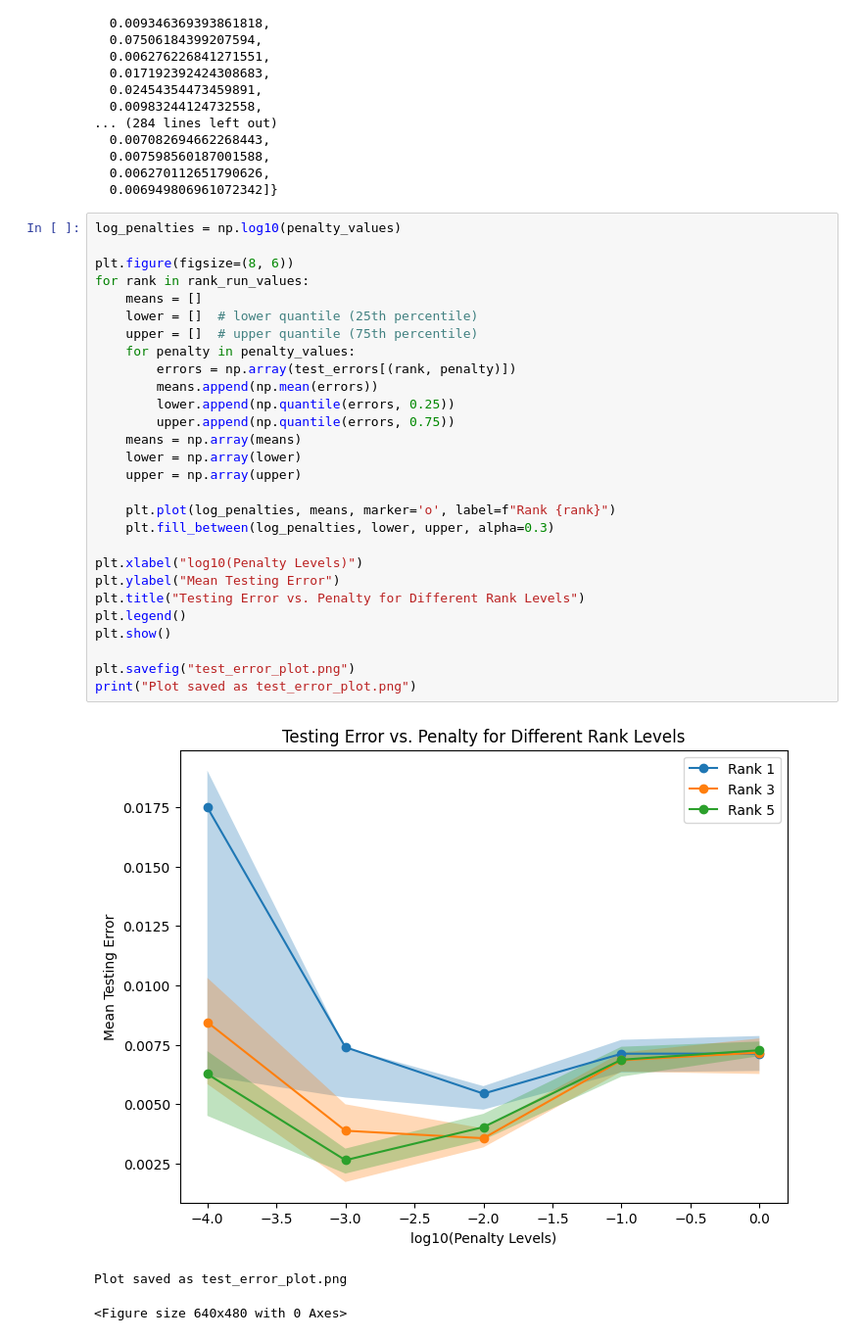
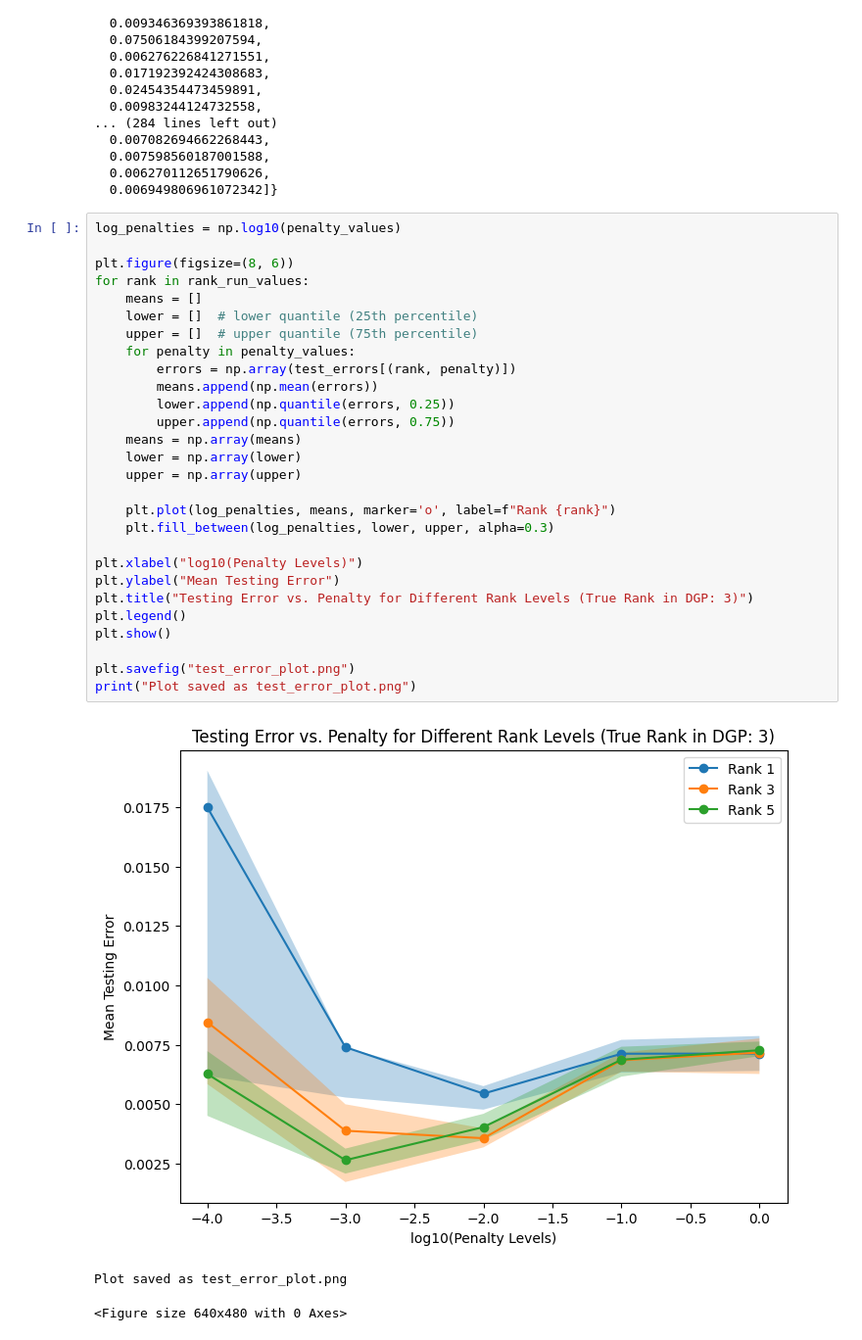
Before and after one commit to LeiShi-rocks/DKRL-LLM, a Jupyter notebook: sensitivity-hyperparameters.ipynb, the cells around one changed output. Shown: that part at 98% size. Saved outputs shown, nothing was run; the diff lists cells and outputs as text.

```diff
--- a/sensitivity-hyperparameters.ipynb
+++ b/sensitivity-hyperparameters.ipynb
@@ -227,32 +227,32 @@ test_errors
 # %%
 log_penalties = np.log10(penalty_values)
 
 plt.figure(figsize=(8, 6))
 for rank in rank_run_values:
     means = []
     lower = []  # lower quantile (25th percentile)
     upper = []  # upper quantile (75th percentile)
     for penalty in penalty_values:
         errors = np.array(test_errors[(rank, penalty)])
         means.append(np.mean(errors))
         lower.append(np.quantile(errors, 0.25))
         upper.append(np.quantile(errors, 0.75))
     means = np.array(means)
     lower = np.array(lower)
     upper = np.array(upper)
 
     plt.plot(log_penalties, means, marker='o', label=f"Rank {rank}")
     plt.fill_between(log_penalties, lower, upper, alpha=0.3)
 
 plt.xlabel("log10(Penalty Levels)")
 plt.ylabel("Mean Testing Error")
-plt.title("Testing Error vs. Penalty for Different Rank Levels")
+plt.title("Testing Error vs. Penalty for Different Rank Levels (True Rank in DGP: 3)")
 plt.legend()
 plt.show()
 
 plt.savefig("test_error_plot.png")
 print("Plot saved as test_error_plot.png")
 # %% [output]
-[figure, old version]
+[figure, new version]
 Plot saved as test_error_plot.png
 <Figure size 640x480 with 0 Axes>
```
Also changed, not shown: 15 other files.
